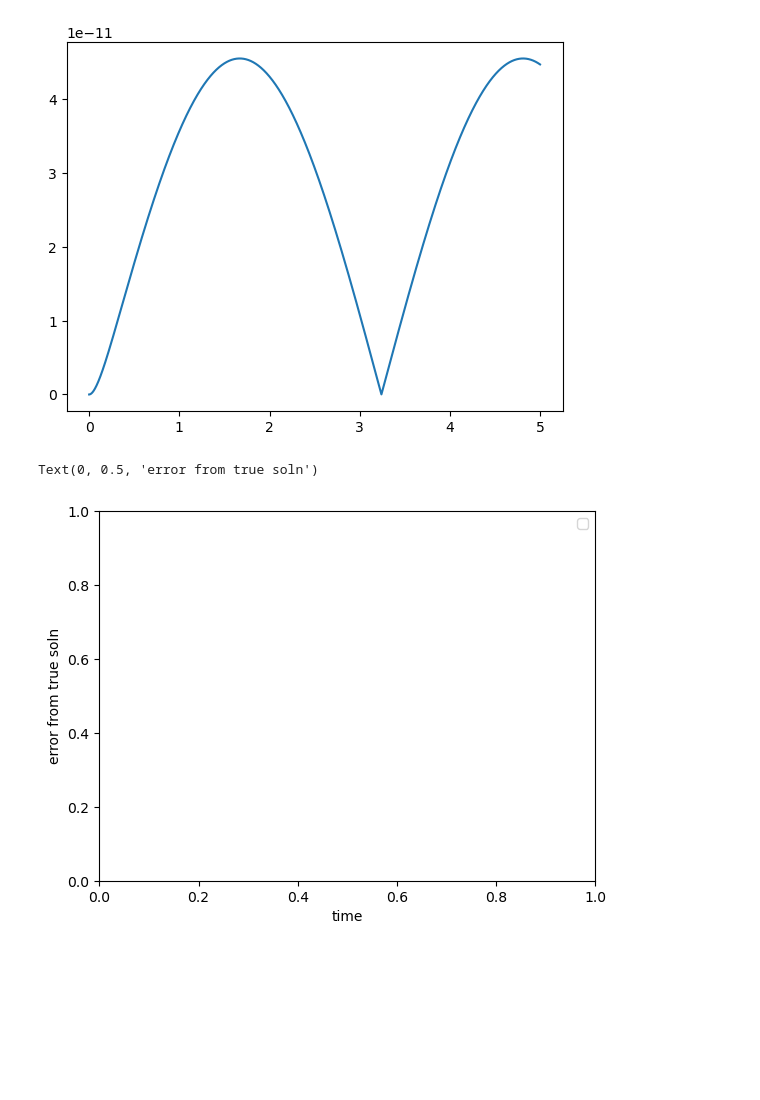
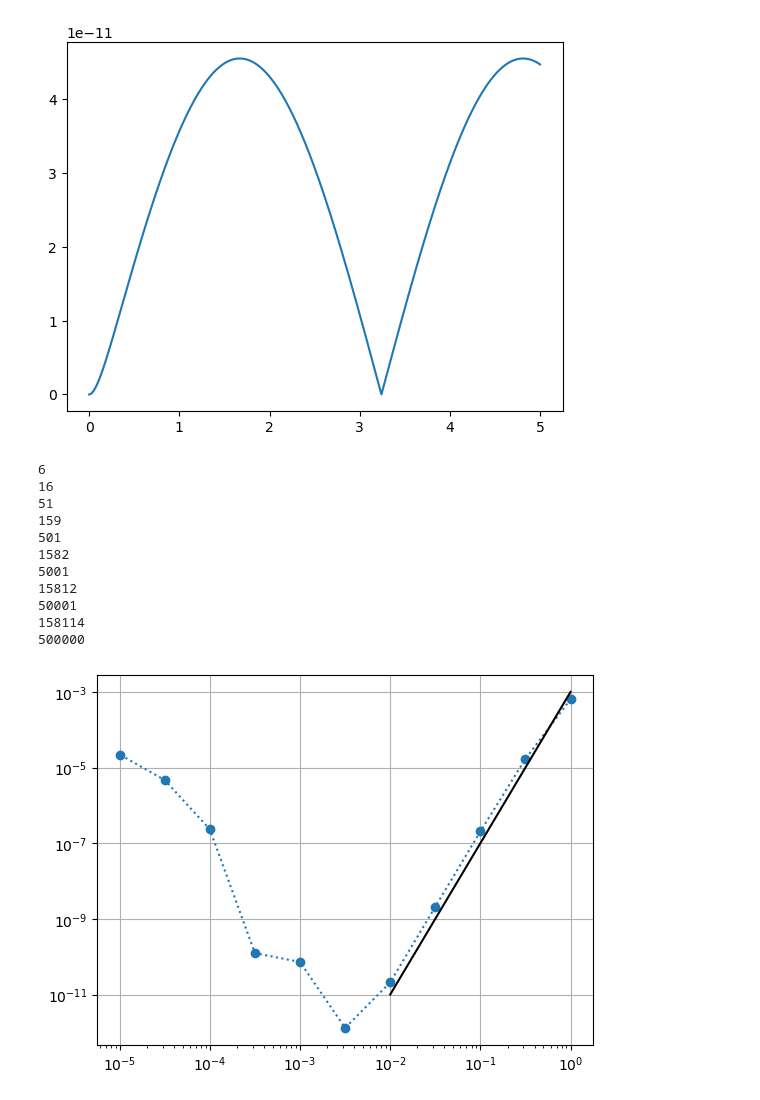
Before and after one commit to Gaffeyh/Research_Project, a Jupyter notebook: Runge_Kutte_Experimentation.ipynb, the cells around one changed output. Saved outputs shown, nothing was run; the diff lists cells and outputs as text; code cells hidden in the pictures; blank space fills up the shorter version.

```diff
--- a/Runge_Kutte_Experimentation.ipynb
+++ b/Runge_Kutte_Experimentation.ipynb
@@ -86,17 +86,33 @@ Error_Vec1 = np.zeros(errorN)
 
 for i in range(0, errorN):
     (y1,x) = ETDRK4(T, Test_H[i], u_0)
+    print(x.size)
     yTrue = U_true(x,u_0)
 
     #if i == 6:
     #    plt.plot(x,y2-yTrue, label = ["order of step size" , i/2])
     #elif i == 12:
     #    plt.plot(x,y2-yTrue, label = ["order of step size" , i/2])
-    Error_Vec1[i] = np.linalg.norm(y1-yTrue)
+    Error_Vec1[i] = Test_H[i]**0.5*np.linalg.norm(y1-yTrue)
 #plt.legend()
 #plt.xlabel("time")
 #plt.ylabel("error from true soln")
 # %% [output]
-Text(0, 0.5, 'error from true soln')
+6
+16
+51
+159
+501
+1582
+5001
+15812
+50001
+158114
+500000
-[figure, removed]
+# %%
+plt.loglog(Test_H, Error_Vec1, ':o')
+plt.loglog([1e-2,1],[1e-11,1e-3],'k-')
+plt.grid()
+# %% [output]
+[figure, added]
 # %%
```
Also changed, not shown: parts of 2 cells of this notebook, 1 other file.
